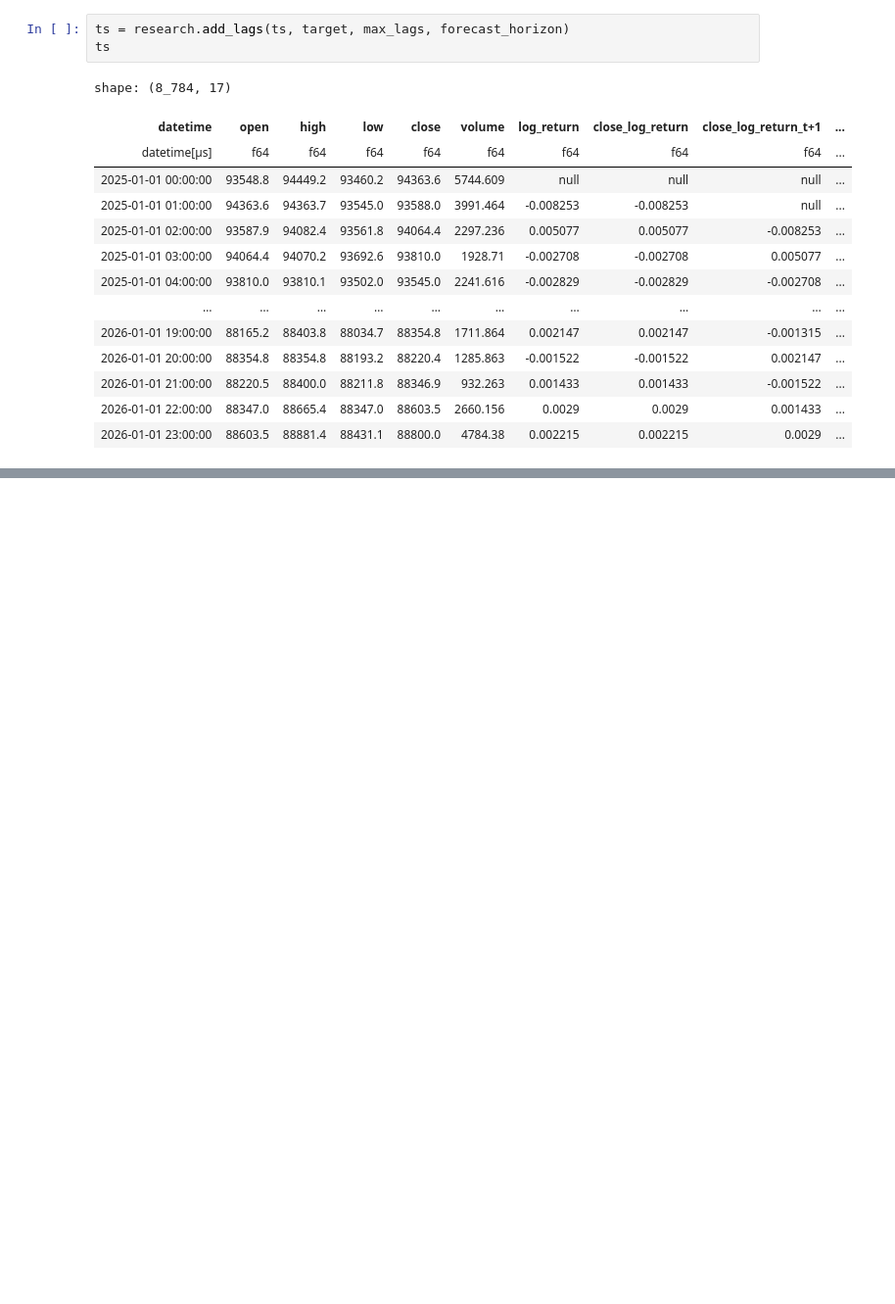
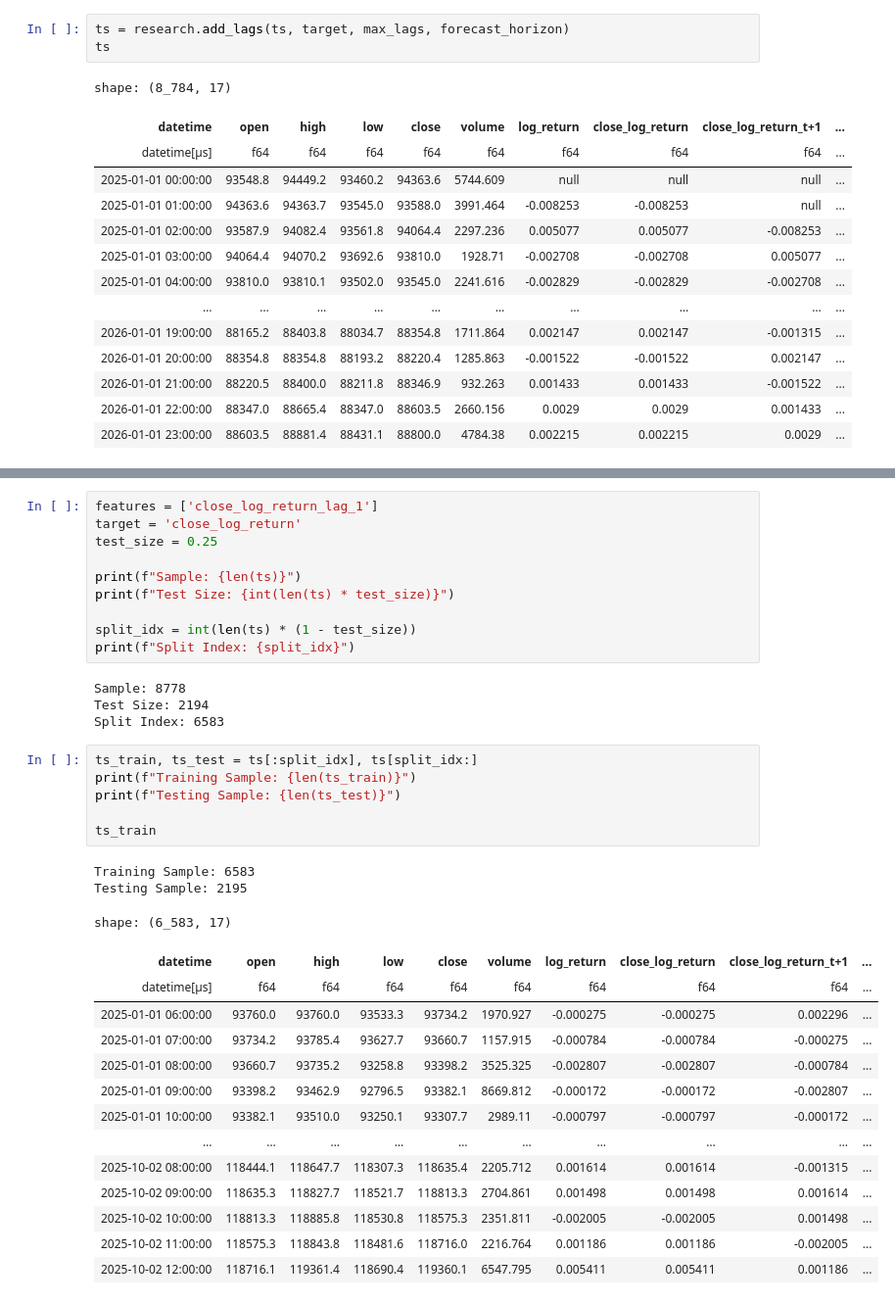
Before and after one commit to nickderaj/quant-trading-labs, a Jupyter notebook: src/research.ipynb, the cells around one changed output, grey strips where cells are left out. Shown at 98% size. Saved outputs shown, nothing was run; the diff lists cells and outputs as text; blank space fills up the shorter version.

```diff
--- a/src/research.ipynb
+++ b/src/research.ipynb
@@ -131,0 +226,37 @@ shape: (8_784, 17)
+# %%
+features = ['close_log_return_lag_1']
+target = 'close_log_return'
+test_size = 0.25
+
+print(f"Sample: {len(ts)}")
+print(f"Test Size: {int(len(ts) * test_size)}")
+
+split_idx = int(len(ts) * (1 - test_size))
+print(f"Split Index: {split_idx}")
+# %% [output]
+Sample: 8778
+Test Size: 2194
+Split Index: 6583
+# %%
+ts_train, ts_test = ts[:split_idx], ts[split_idx:]
+print(f"Training Sample: {len(ts_train)}")
+print(f"Testing Sample: {len(ts_test)}")
+
+ts_train
+# %% [output]
+Training Sample: 6583
+Testing Sample: 2195
+shape: (6_583, 17)
+| datetime | open | high | low | close | volume | log_return | close_log_return | close_log_return_t+1 | ... |
+| datetime[μs] | f64 | f64 | f64 | f64 | f64 | f64 | f64 | f64 | ... |
+| 2025-01-01 06:00:00 | 93760.0 | 93760.0 | 93533.3 | 93734.2 | 1970.927 | -0.000275 | -0.000275 | 0.002296 | ... |
+| 2025-01-01 07:00:00 | 93734.2 | 93785.4 | 93627.7 | 93660.7 | 1157.915 | -0.000784 | -0.000784 | -0.000275 | ... |
+| 2025-01-01 08:00:00 | 93660.7 | 93735.2 | 93258.8 | 93398.2 | 3525.325 | -0.002807 | -0.002807 | -0.000784 | ... |
+| 2025-01-01 09:00:00 | 93398.2 | 93462.9 | 92796.5 | 93382.1 | 8669.812 | -0.000172 | -0.000172 | -0.002807 | ... |
+| 2025-01-01 10:00:00 | 93382.1 | 93510.0 | 93250.1 | 93307.7 | 2989.11 | -0.000797 | -0.000797 | -0.000172 | ... |
+| … | … | … | … | … | … | … | … | … | ... |
+| 2025-10-02 08:00:00 | 118444.1 | 118647.7 | 118307.3 | 118635.4 | 2205.712 | 0.001614 | 0.001614 | -0.001315 | ... |
+| 2025-10-02 09:00:00 | 118635.3 | 118827.7 | 118521.7 | 118813.3 | 2704.861 | 0.001498 | 0.001498 | 0.001614 | ... |
+| 2025-10-02 10:00:00 | 118813.3 | 118885.8 | 118530.8 | 118575.3 | 2351.811 | -0.002005 | -0.002005 | 0.001498 | ... |
+| 2025-10-02 11:00:00 | 118575.3 | 118843.8 | 118481.6 | 118716.0 | 2216.764 | 0.001186 | 0.001186 | -0.002005 | ... |
+| 2025-10-02 12:00:00 | 118716.1 | 119361.4 | 118690.4 | 119360.1 | 6547.795 | 0.005411 | 0.005411 | 0.001186 | ... |
```
Also changed, not shown: parts of 22 cells of this notebook, 1 other file.
